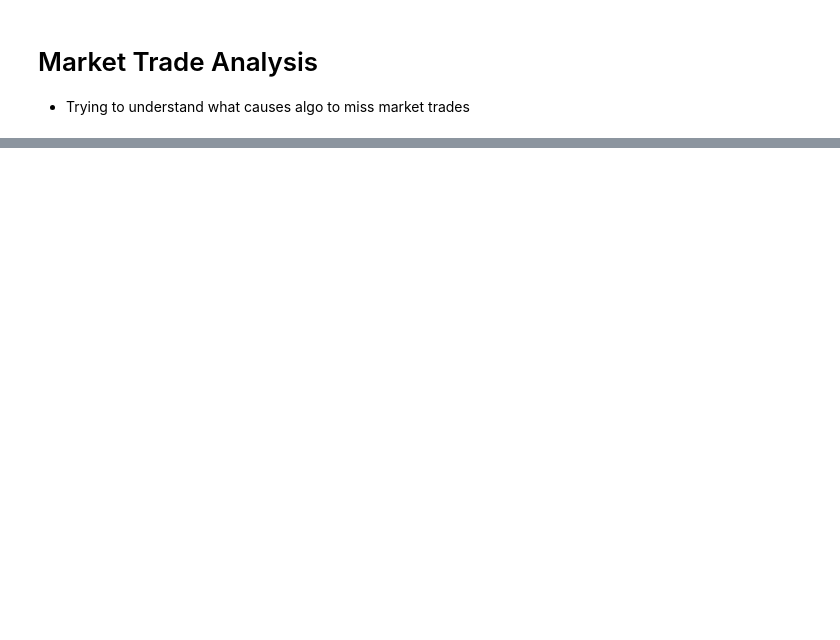
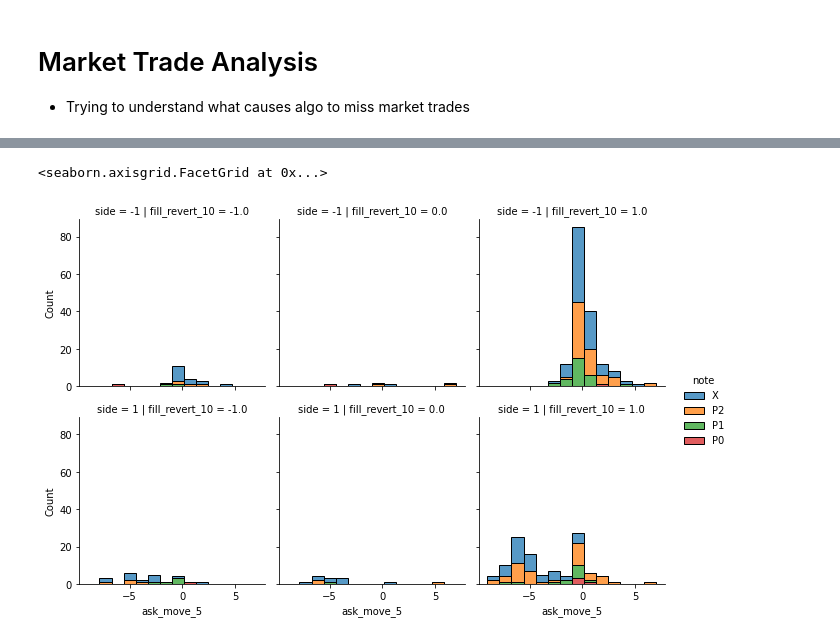
Before and after one commit to XiuLuoShen/imc_prosperity, a Jupyter notebook: Round1.ipynb, the cells around one changed output, grey strips where cells are left out. Saved outputs shown, nothing was run; the diff lists cells and outputs as text; code cells hidden in the pictures; blank space fills up the shorter version.

```diff
--- a/Round1.ipynb
+++ b/Round1.ipynb
@@ -671,0 +804,2 @@ fill_cols = ['note', 'price', 'quantity', 'side', 'symbol', 'timestamp', 'bid',
+# %%
+fills['spread_2'] = fills['mid_price'] - fills['bid_2']
@@ -671,0 +814,5 @@ fill_cols = ['note', 'price', 'quantity', 'side', 'symbol', 'timestamp', 'bid',
+# %%
+sns.displot(x='ask_move_5', data=fills, row='side', col='fill_revert_10', height=3, hue='note', multiple='stack')
+# %% [output]
+<seaborn.axisgrid.FacetGrid at 0x...>
+[figure, added]
```
Also changed, not shown: parts of 72 cells of this notebook, 3 other files.
